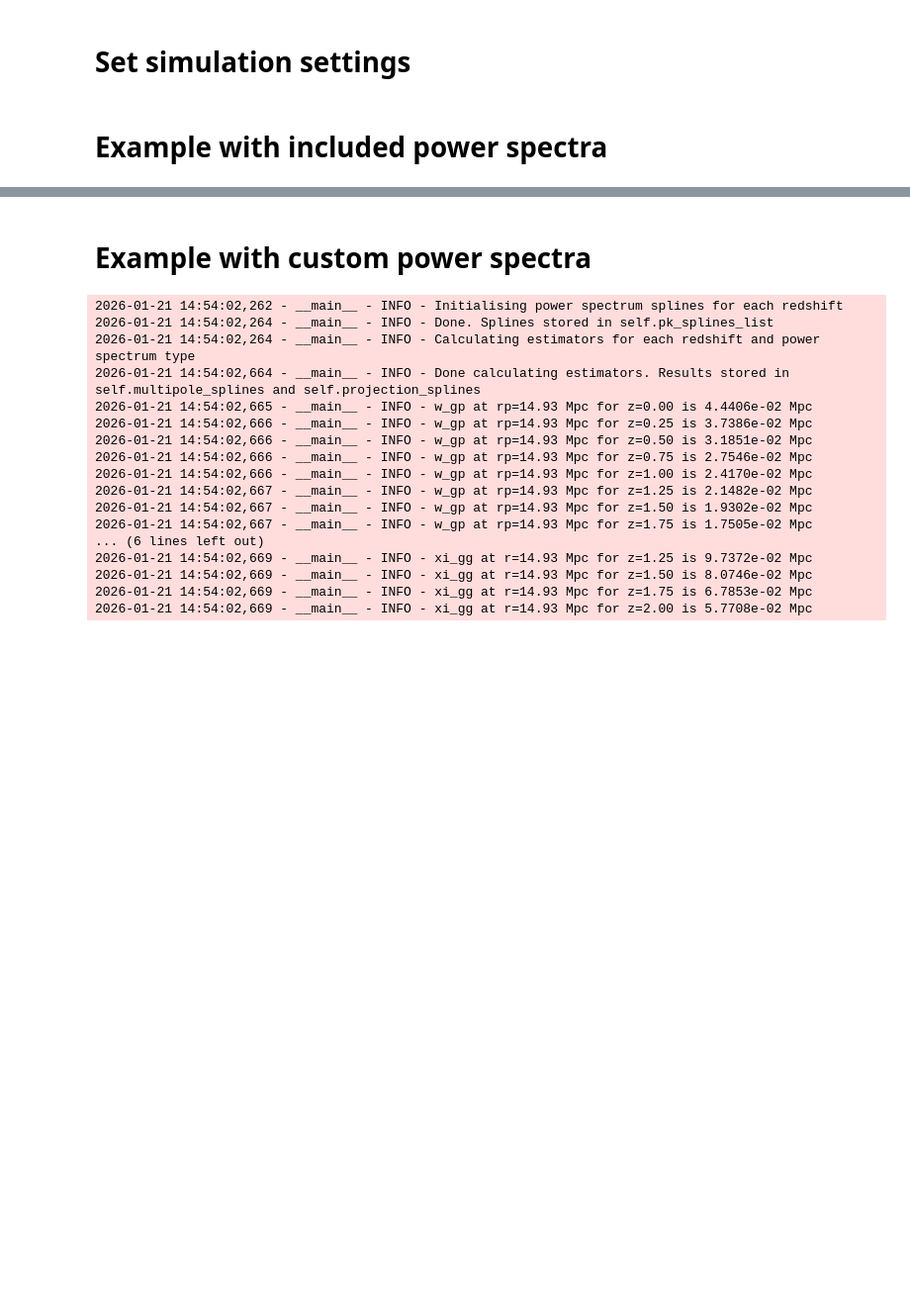
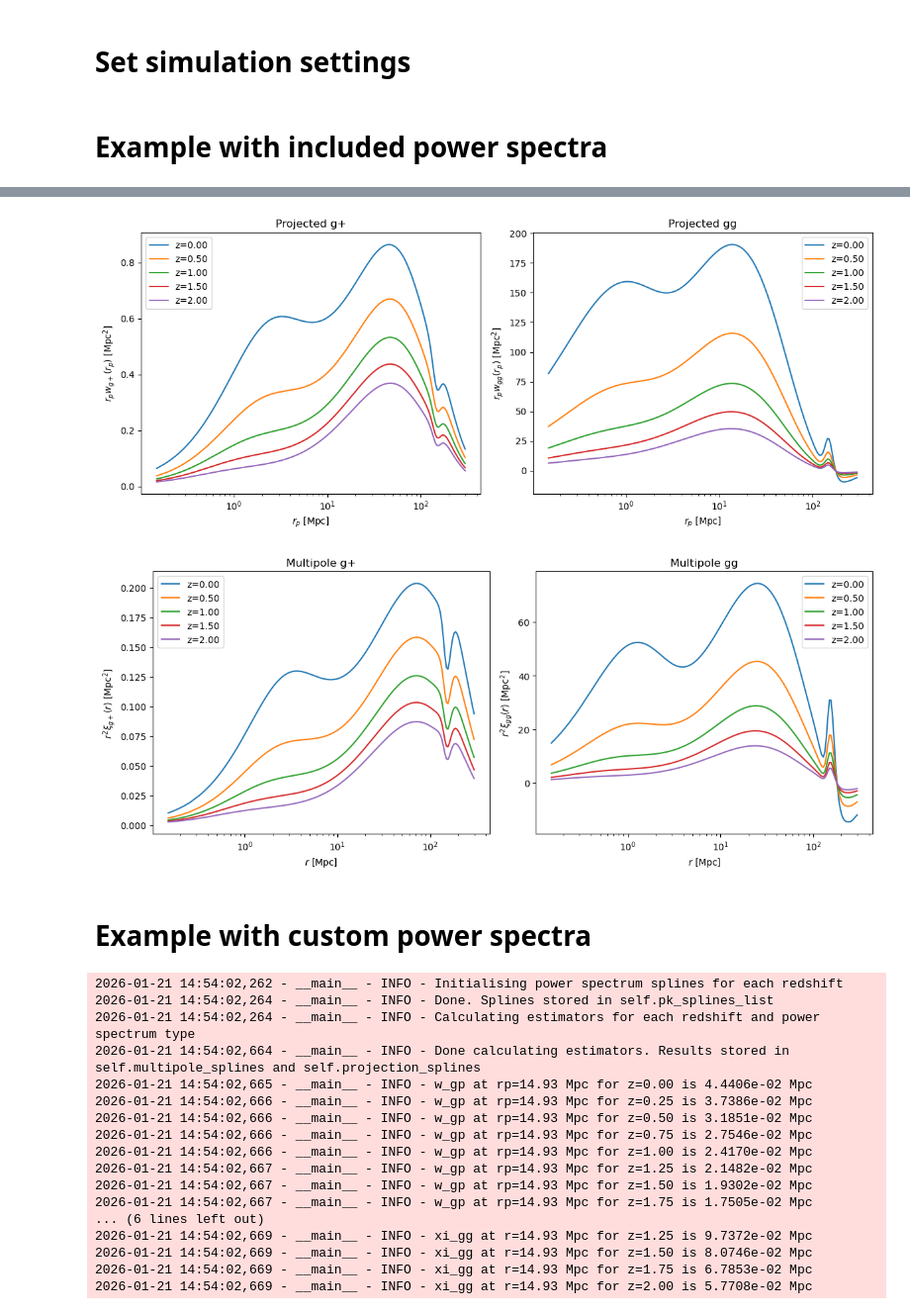
Before and after one commit to DennisNeumann97/GNAT, a Jupyter notebook: notebooks/examply.ipynb, the cells around one changed output, grey strips where cells are left out. Shown at 99% size. Cells and saved outputs as stored; diff of their text form; code cells hidden in the pictures; blank space fills up the shorter version.

```diff
--- a/notebooks/examply.ipynb
+++ b/notebooks/examply.ipynb
@@ -47,7 +47,7 @@ ccl_cosmo = ccl.Cosmology(
 )
 
 # Define redshifts at which to calculate estimators
-redshift_list = np.arange(0, 2.1, 0.25)
+redshift_list = np.arange(0, 2.1, 0.5)
 
 # Define scales at which to calculate estimators
 rp_array = np.geomspace(0.1, 200, 200)/ccl_cosmo['h']  # in Mpc
@@ -90,17 +90,49 @@ w_arr, xi_arr = predictor.return_all_estimators_as_arrays(
 # Outer list runs over redshifts, inner list over power spectrum types (g+, gg)
 projection_splines = predictor.return_projection_splines()
 
-# Example: evaluate w_gp at rp = 10 Mpc/h for all redshifts
-rp_eval = 10.0 / ccl_cosmo['h']  # in Mpc
+# Retrieve splines for multipole estimators
+# Same structure as projection_splines
+multipole_splines = predictor.return_multipole_splines()
+
+# Make example plot of w_g+ and w_gg as a function of rp for different redshifts
+fig, axs = plt.subplots(1, 2, figsize=(12, 5))
 for idx_z, z in enumerate(redshift_list):
     w_gp_spline = projection_splines[idx_z][0]  # g+ projection spline
-    w_gp_at_rp = w_gp_spline(rp_eval)
-    logger.info(f"w_gp at rp={rp_eval:.2f} Mpc for z={z:.2f} is {w_gp_at_rp:.4e} Mpc")
+    w_gg_spline = projection_splines[idx_z][1]  # gg projection spline
+    w_gp_at_rp = w_gp_spline(rp_array)
+    w_gg_at_rp = w_gg_spline(rp_array)
+    axs[0].semilogx(rp_array, rp_array*w_gp_at_rp, label=f'z={z:.2f}')
+    axs[1].semilogx(rp_array, rp_array*w_gg_at_rp, label=f'z={z:.2f}')
+axs[0].set_xlabel(r'$r_p$ [Mpc]')
+axs[0].set_ylabel(r'$r_p w_{g+}(r_p)$ [Mpc$^2$]')
+axs[0].set_title('Projected g+')
+axs[0].legend()
+axs[1].set_xlabel(r'$r_p$ [Mpc]')
+axs[1].set_ylabel(r'$r_p w_{gg}(r_p)$ [Mpc$^2$]')
+axs[1].set_title('Projected gg')
+axs[1].legend()
+plt.tight_layout()
+plt.show()
+plt.close()
 
-# Same for multipoles
-multipole_splines = predictor.return_multipole_splines()
+# Make example plot of xi_g+ and xi_gg as a function of rp for different redshifts
+fig, axs = plt.subplots(1, 2, figsize=(12, 5))
 for idx_z, z in enumerate(redshift_list):
+    xi_gp_spline = multipole_splines[idx_z][0]  # g+ multipole spline
     xi_gg_spline = multipole_splines[idx_z][1]  # gg multipole spline
-    xi_gg_at_r = xi_gg_spline(rp_eval)
-    logger.info(f"xi_gg at r={rp_eval:.2f} Mpc for z={z:.2f} is {xi_gg_at_r:.4e} Mpc")
+    xi_gp_at_r = xi_gp_spline(r_array)
+    xi_gg_at_r = xi_gg_spline(r_array)
+    axs[0].semilogx(r_array, r_array**2*xi_gp_at_r, label=f'z={z:.2f}')
+    axs[1].semilogx(r_array, r_array**2*xi_gg_at_r, label=f'z={z:.2f}')
+axs[0].set_xlabel(r'$r$ [Mpc]')
+axs[0].set_ylabel(r'$r^2 \xi_{g+}(r)$ [Mpc$^2$]')
+axs[0].set_title('Multipole g+')
+axs[0].legend()
+axs[1].set_xlabel(r'$r$ [Mpc]')
+axs[1].set_ylabel(r'$r^2 \xi_{gg}(r)$ [Mpc$^2$]')
+axs[1].set_title('Multipole gg')
+axs[1].legend()
+plt.tight_layout()
+plt.show()
+plt.close()
 # %% [output]
@@ -124,3 +143,5 @@ for idx_z, z in enumerate(redshift_list):
+[figure, added]
+[figure, added]
 # %% [markdown]
 # Example with custom power spectra
 # %%
```
Also changed, not shown: parts of 1 cell of this notebook, 13 other files.
